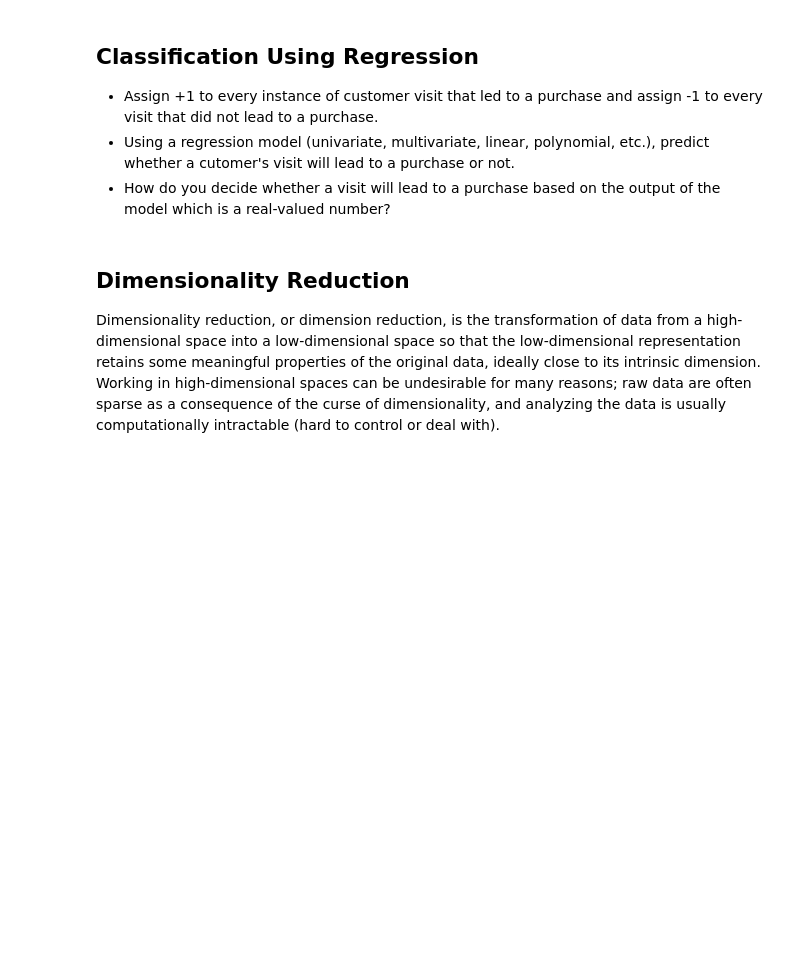
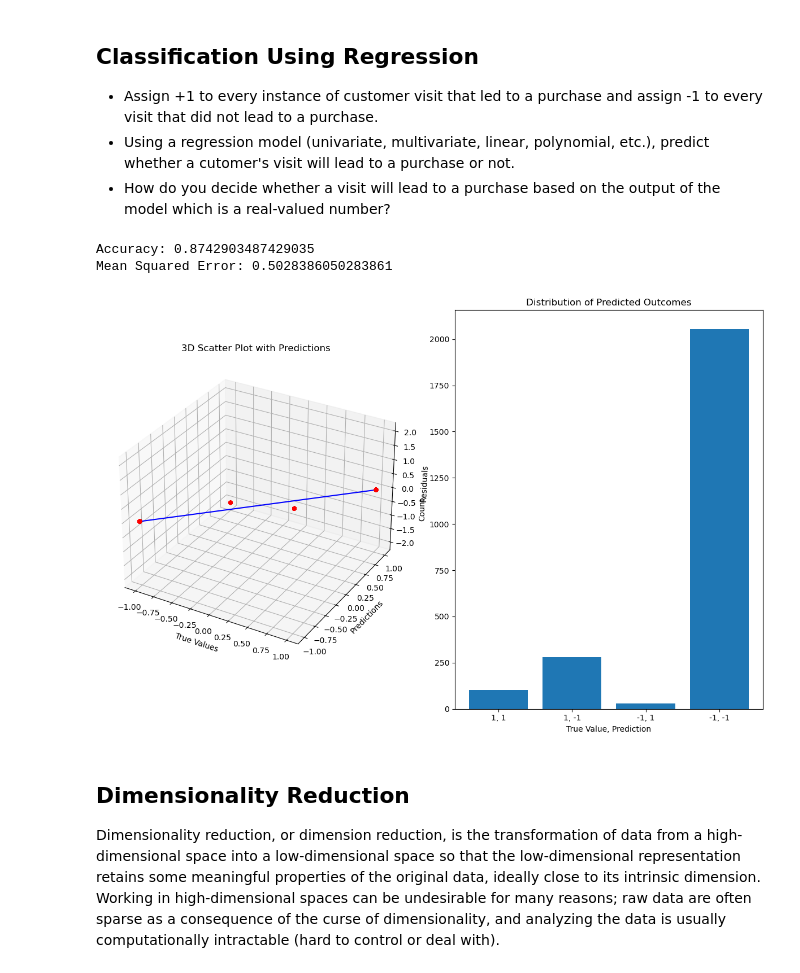
Before and after one commit to Abtinz/Machine-Learning-with-Python, a Jupyter notebook: DataMining/Classification/P3.ipynb, the cells around one changed output. Drawn from its saved outputs; the diff is of its cells as text; code cells hidden in the pictures; blank space fills up the shorter version.

Commit message:
REDEMTION IN PLOTTING!

```diff
--- a/DataMining/Classification/P3.ipynb
+++ b/DataMining/Classification/P3.ipynb
@@ -135,12 +135,13 @@ no nan-values found!
 # %%
 # categorical encoding and one hot encoding
 
-columns = ["Month", "OperatingSystems", "Browser", "Region", "TrafficType", "VisitorType", "Weekend"]
+categories = ["Month", "OperatingSystems", "Browser", "Region", "TrafficType", "VisitorType", "Weekend"]
 encoder = OneHotEncoder(sparse=False)
-encoded_columns = encoder.fit_transform(df[columns])
-encoded_df = pd.DataFrame(encoded_columns, columns=encoder.get_feature_names_out(columns))
-already_encoded = df.drop(columns, axis=1)
-df = pd.concat([already_encoded, encoded_df], axis=1)
+encoded_data = encoder.fit_transform(df[categories])
+encoded_df = pd.DataFrame(encoded_data, columns=encoder.get_feature_names_out(categories))
+
+df = df.drop(categories, axis=1)
+df = pd.concat([df, encoded_df], axis=1)
 # %%
 df.head()
 # %% [output]
@@ -172,6 +173,55 @@ X_train, X_test, y_train, y_test = train_test_split(x, y, test_size=0.2, stratif
 - Assign +1 to every instance of customer visit that led to a purchase and assign -1 to every visit that did not lead to a purchase.
 - Using a regression model (univariate, multivariate, linear, polynomial, etc.), predict whether a cutomer's visit will lead to a purchase or not.
 - How do you decide whether a visit will lead to a purchase based on the output of the model which is a real-valued number?
+# %%
+# Assign +1 to every instance of customer visit that led to a purchase and assign -1 to every visit that did not lead to a purchase.
+y_train = y_train.apply(lambda x: 1 if x else -1)
+y_test = y_test.apply(lambda x: 1 if x else -1)
+# %%
+regression_model = LinearRegression()
+regression_model.fit(X_train, y_train)
+
+#accuracy
+prediction = regression_model.predict(X_test)
+prediction = np.where(prediction >= 0, 1, -1)
+
+accuracy = accuracy_score(y_test, prediction)
+print(f"Accuracy: {accuracy}")
+
+mse = mean_squared_error(y_test, prediction)
+print(f"Mean Squared Error: {mse}")
+
+residuals = y_test - prediction
+fig = plt.figure(figsize=(12, 8))
+ax = fig.add_subplot(121, projection='3d')
+
+ax.scatter(y_test, prediction, residuals, c='r', marker='o')
+
+line_x = np.linspace(min(y_test), max(y_test), 100)
+line_y = line_x
+line_z = line_x - line_x  # Zero residuals along this line
+ax.plot(line_x, line_y, line_z, label='Ideal Prediction Line', color='blue')
+
+ax.set_xlabel('True Values')
+ax.set_ylabel('Predictions')
+ax.set_zlabel('Residuals')
+ax.set_title('3D Scatter Plot with Predictions')
+
+ax2 = fig.add_subplot(122)
+combinations = [(1, 1), (1, -1), (-1, 1), (-1, -1)]
+counts = [np.sum((y_test == pair[0]) & (prediction == pair[1])) for pair in combinations]
+
+ax2.bar(range(len(combinations)), counts, tick_label=[f"{x[0]}, {x[1]}" for x in combinations])
+ax2.set_xlabel('True Value, Prediction')
+ax2.set_ylabel('Count')
+ax2.set_title('Distribution of Predicted Outcomes')
+
+plt.tight_layout()
+plt.show()
+# %% [output]
+Accuracy: 0.8742903487429035
+Mean Squared Error: 0.5028386050283861
+[figure, added]
 # %% [markdown]
 ## Dimensionality Reduction
 Dimensionality reduction, or dimension reduction, is the transformation of data from a high-dimensional space into a low-dimensional space so that the low-dimensional representation retains some meaningful properties of the original data, ideally close to its intrinsic dimension. Working in high-dimensional spaces can be undesirable for many reasons; raw data are often sparse as a consequence of the curse of dimensionality, and analyzing the data is usually computationally intractable (hard to control or deal with).
```
Also changed, not shown: parts of 3 cells of this notebook.
